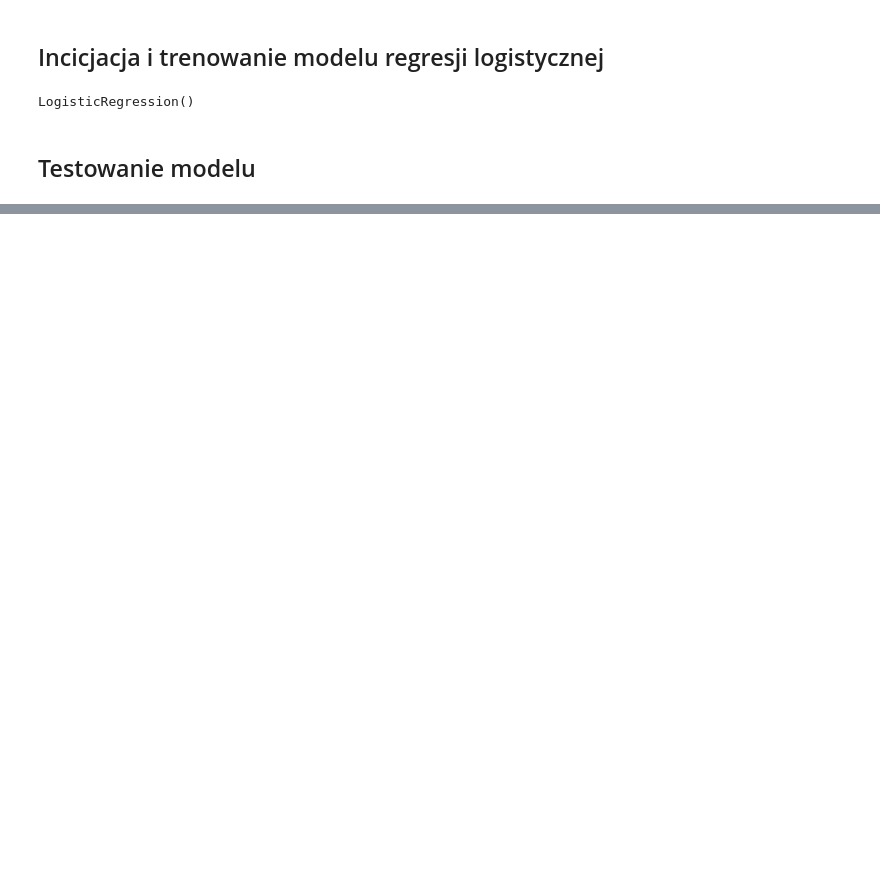
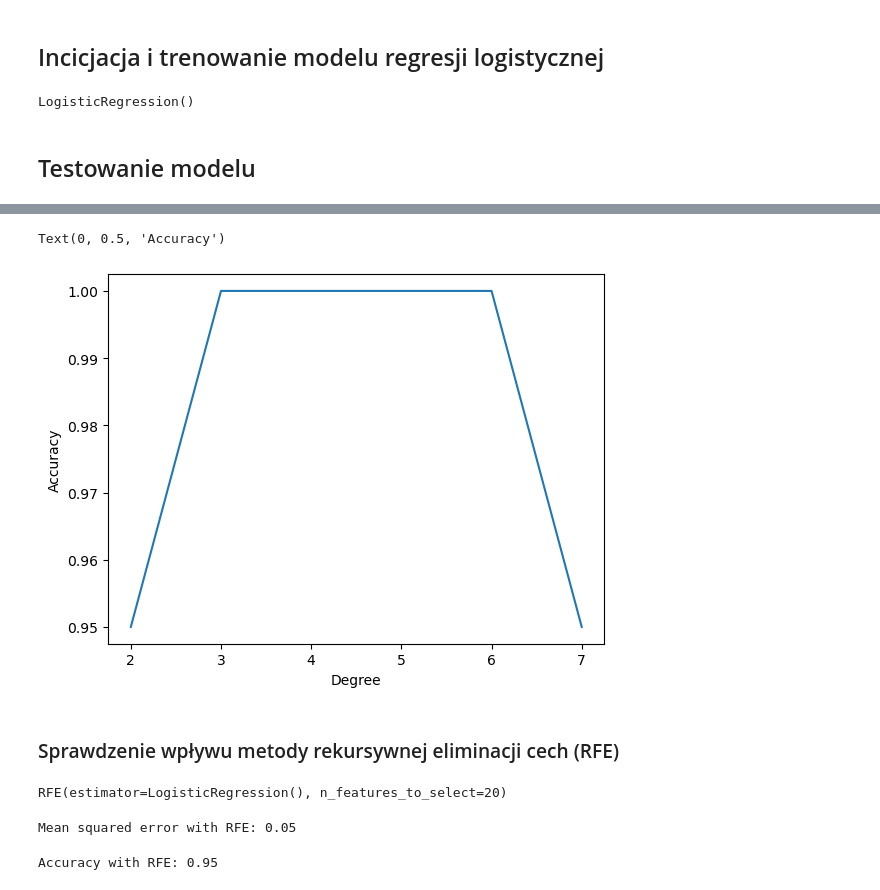
Before and after one commit to ImperTator644/kwd, a Jupyter notebook: projekt/kaczynski_blicharz.ipynb, the cells around one changed output, grey strips where cells are left out. Cells and saved outputs as stored; diff of their text form; code cells hidden in the pictures; blank space fills up the shorter version.

```diff
--- a/projekt/kaczynski_blicharz.ipynb
+++ b/projekt/kaczynski_blicharz.ipynb
@@ -185,0 +265,24 @@ print(confusion_matrix(parkinson_test.target, parkinson_logistic.predict(parkins
+# %%
+plt.plot(degrees, accuracy_scores)
+plt.xlabel("Degree")
+plt.ylabel("Accuracy")
+# %% [output]
+Text(0, 0.5, 'Accuracy')
+[figure, added]
+# %% [markdown]
+### Sprawdzenie wpływu metody rekursywnej eliminacji cech (RFE)
+# %%
+from sklearn.feature_selection import RFE
+
+rfe = RFE(estimator=LogisticRegression(), n_features_to_select=20)
+rfe.fit(parkinson_train_poly, parkinson_train.target)
+# %% [output]
+RFE(estimator=LogisticRegression(), n_features_to_select=20)
+# %%
+print("Mean squared error with RFE: %.2f" % mean_squared_error(parkinson_test.target, rfe.predict(parkinson_test_poly)))
+# %% [output]
+Mean squared error with RFE: 0.05
+# %%
+print("Accuracy with RFE: %.2f" % rfe.score(parkinson_test_poly, parkinson_test.target))
+# %% [output]
+Accuracy with RFE: 0.95
```
Also changed, not shown: parts of 26 cells of this notebook, 3 other files.
